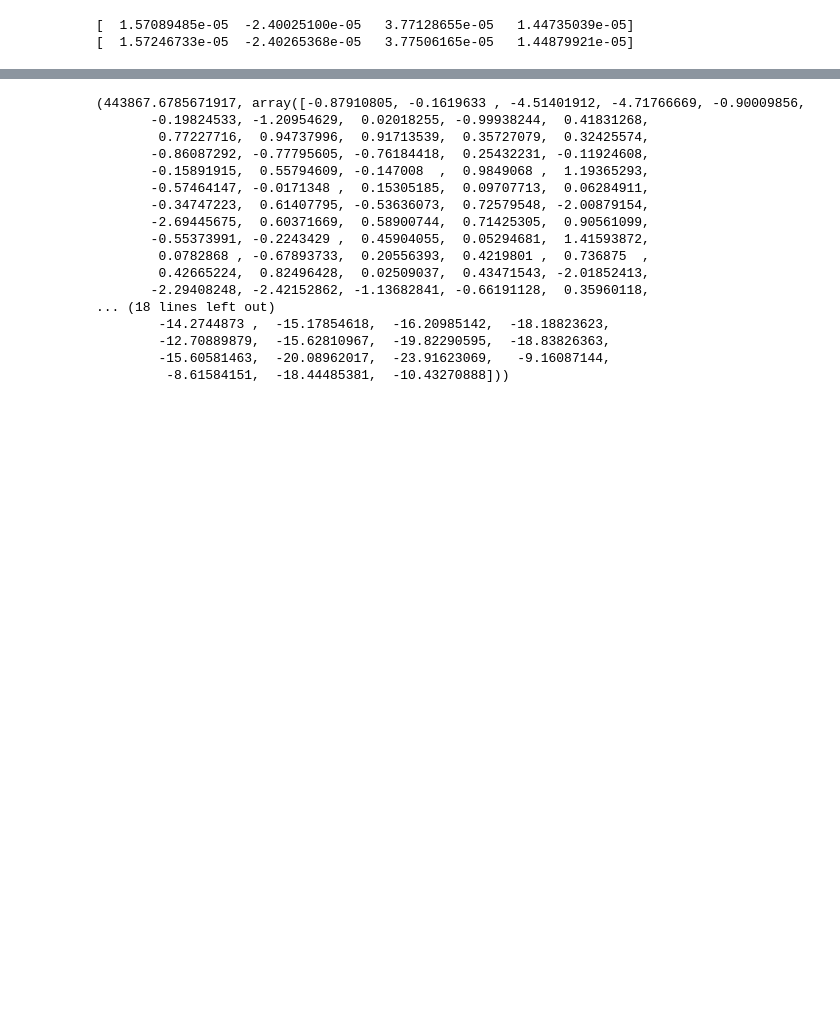
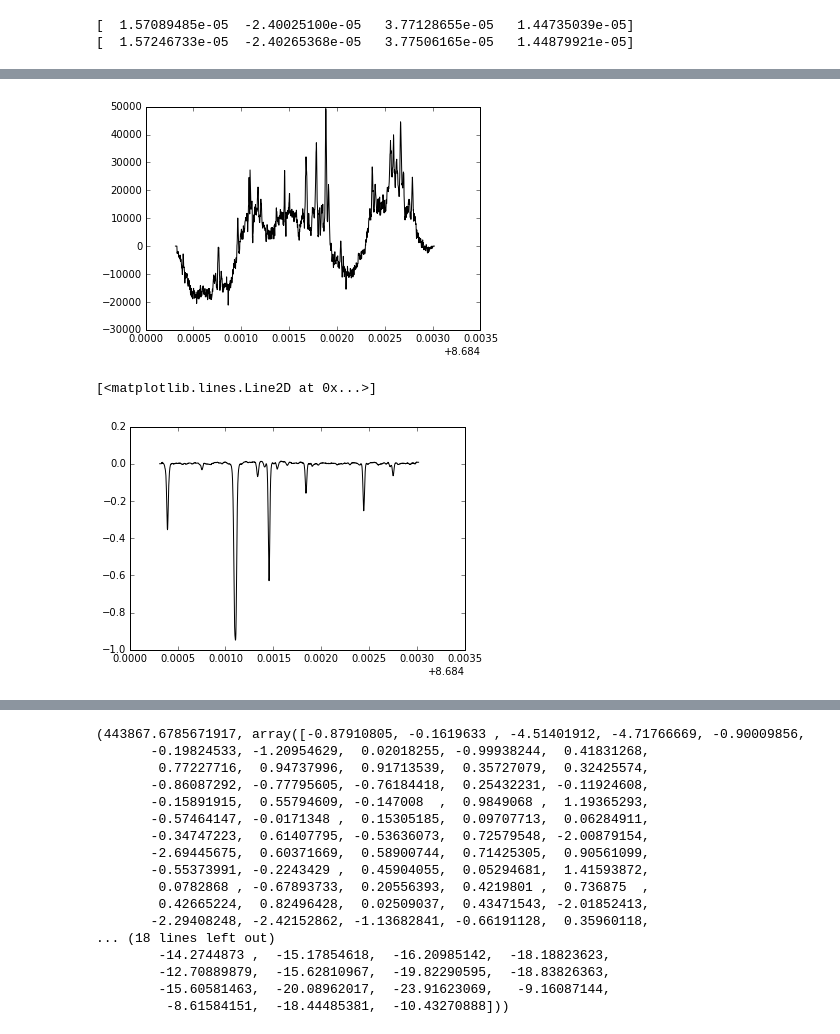
Before and after one commit to davidwhogg/Avast, a Jupyter notebook: notebooks/realdata_HIP54287_15A_Hoggrefactor.ipynb, the cells around one changed output, grey strips where cells are left out. Saved outputs shown, nothing was run; the diff lists cells and outputs as text; code cells hidden in the pictures; blank space fills up the shorter version.

```diff
--- a/notebooks/realdata_HIP54287_15A_Hoggrefactor.ipynb
+++ b/notebooks/realdata_HIP54287_15A_Hoggrefactor.ipynb
@@ -236,0 +350,10 @@ def lnlike_t(rvs_t, rvs_star, data_xs, data, ivars, model_xs_star, model_ys_star
+# %%
+dw = dlnlike_star_dw_star(model_ys_star, x0_star, x0_t, data_xs, data, ivars, model_xs_star, model_xs_t, model_ys_t)[1]
+
+plt.plot(model_xs_star, dw, 'k')
+plt.show()
+plt.plot(model_xs_star, model_ys_star, 'k')
+# %% [output]
+[figure, added]
+[<matplotlib.lines.Line2D at 0x...>]
+[figure, added]
```
Also changed, not shown: parts of 25 cells of this notebook.
